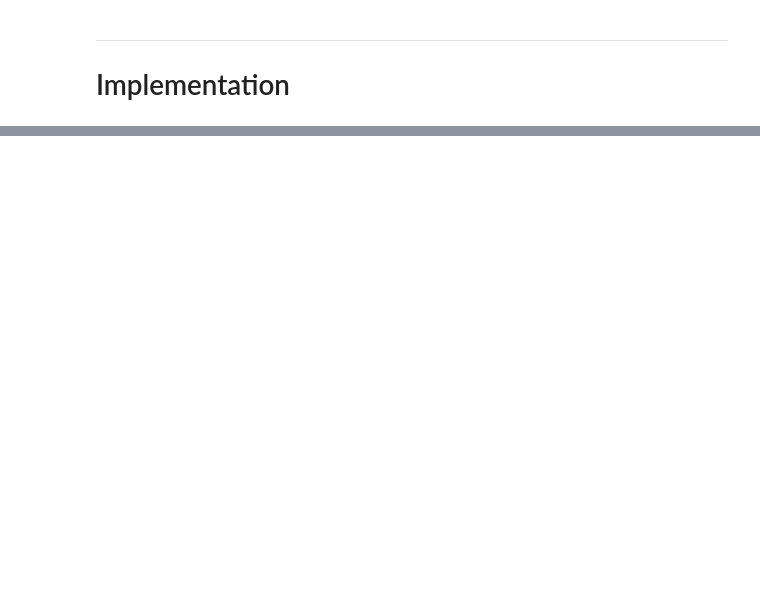
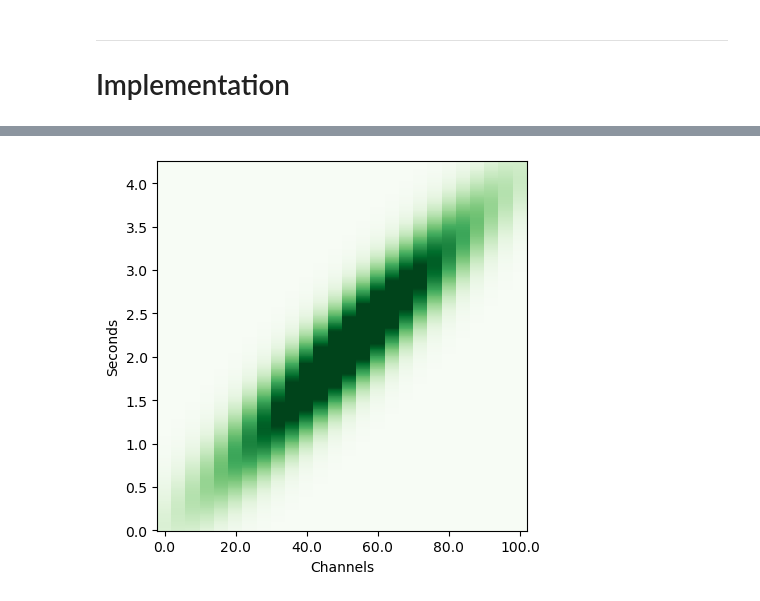
Before and after one commit to truongphanduykhanh/dasly, a Jupyter notebook: notebooks/22-khanhtruong-gaussian-smooth.ipynb, the cells around one changed output, grey strips where cells are left out. Drawn from its saved outputs; the diff is of its cells as text; code cells hidden in the pictures; blank space fills up the shorter version.

```diff
--- a/notebooks/22-khanhtruong-gaussian-smooth.ipynb
+++ b/notebooks/22-khanhtruong-gaussian-smooth.ipynb
@@ -249,0 +250,39 @@ array([[1601.2944804 ,   64.39714291],
+# %%
+import numpy as np
+
+def reconstruct_covariance_from_eigen(eigenvalues, eigenvectors):
+    """
+    Reconstruct the covariance matrix given eigenvalues and eigenvectors (up to a scalar multiple).
+
+    Parameters:
+    eigenvalues (list or np.array): Eigenvalues [lambda1, lambda2]
+    eigenvectors (list of lists or np.array): Eigenvector directions [[v1_x, v1_y], [v2_x, v2_y]]
+
+    Returns:
+    np.array: The reconstructed covariance matrix
+    """
+    # Ensure eigenvalues and eigenvectors are numpy arrays
+    eigenvalues = np.array(eigenvalues)
+    eigenvectors = np.array(eigenvectors)
+
+    # Normalize the eigenvectors
+    v1 = eigenvectors[0] / np.linalg.norm(eigenvectors[0])
+    v2 = eigenvectors[1] / np.linalg.norm(eigenvectors[1])
+
+    # Create the matrix of eigenvectors
+    V = np.column_stack((v1, v2))
+
+    # Create the diagonal matrix of eigenvalues
+    Lambda = np.diag(eigenvalues)
+
+    # Reconstruct the covariance matrix
+    Sigma = V @ Lambda @ V.T
+
+    return Sigma
+
+# Example usage:
+eigenvalues = [eigval_1, eigval_2]
+eigenvectors = [eigvec_1, eigvec_2]
+
+cov_mat = reconstruct_covariance_from_eigen(eigenvalues, eigenvectors)
+print("Reconstructed Covariance Matrix:\n", cov_mat)
@@ -314,30 +463,36 @@ def heatmap_filter(
         vmin=vmin,
         vmax=vmax,
         vcenter=(vmin + vmax) / 2
     )
     cmap = 'Greens'
     plt.imshow(
         X=kernel,
         aspect=kernel.shape[1] / kernel.shape[0],  # square
         cmap=cmap,
         norm=norm,
         interpolation='none',  # no interpolation
         origin='lower'
     )
     plt.xlabel('Channels')
     plt.ylabel('Seconds')
 
     # Get the current tick locations
     current_xticks = plt.gca().get_xticks()[1:-1]
     current_yticks = plt.gca().get_yticks()[1:-1]
 
     # Create new tick locations by dividing by sampling rate
     new_xticks = current_xticks / s_rate
     new_yticks = current_yticks / t_rate
 
     # Set the new tick locations
     plt.gca().set_xticks(current_xticks)
     plt.gca().set_xticklabels(new_xticks)
 
     plt.gca().set_yticks(current_yticks)
     plt.gca().set_yticklabels(new_yticks)
+
+
+# test the function
+heatmap_filter(gauss_kernel, s_rate=s_rate, t_rate=t_rate)
+# %% [output]
+[figure, added]
```
Also changed, not shown: parts of 36 cells of this notebook, 8 other files.
